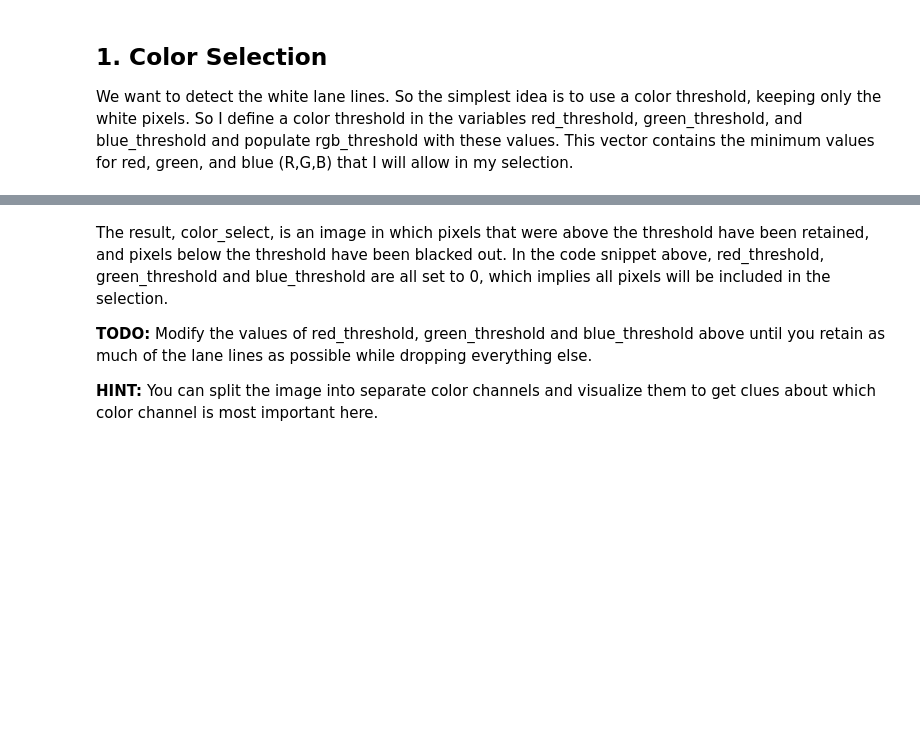
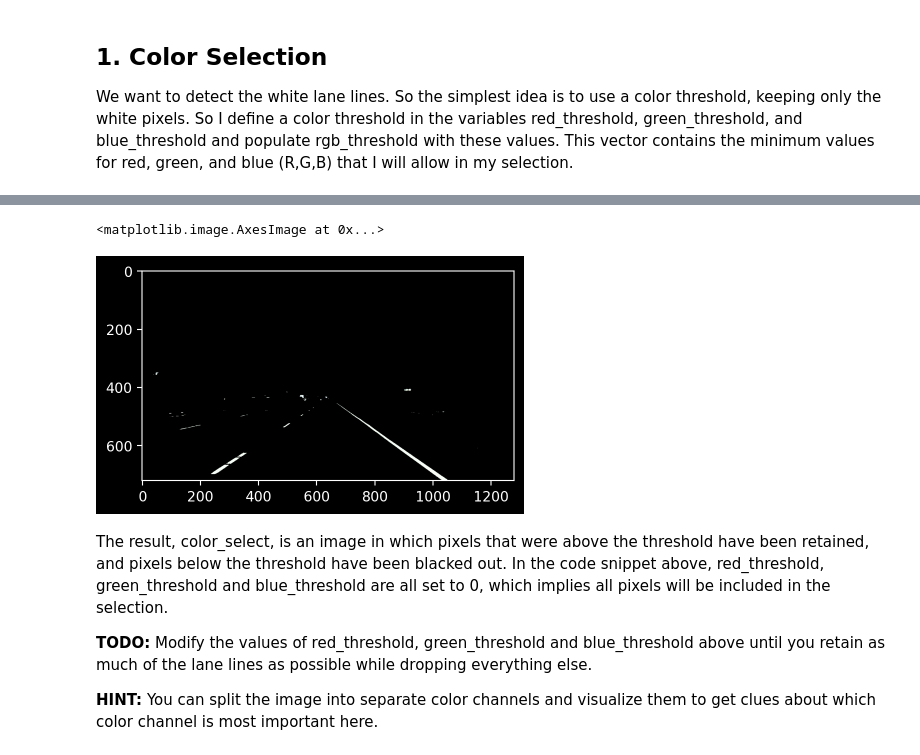
Before and after one commit to hai5rt/MMA-Mustererkennung, a Jupyter notebook: 3 Hough - Transformation/Exercise_Hough__starter.ipynb, the cells around one changed output, grey strips where cells are left out. Drawn from its saved outputs; the diff is of its cells as text; code cells hidden in the pictures; blank space fills up the shorter version.

```diff
--- a/3 Hough - Transformation/Exercise_Hough__starter.ipynb
+++ b/3 Hough - Transformation/Exercise_Hough__starter.ipynb
@@ -35,25 +59,28 @@ We want to detect the white lane lines. So the simplest idea is to use a color t
 # %%
 # Grab the x and y size and make a copy of the image
 ysize = image.shape[0]
 xsize = image.shape[1]
 color_select = np.copy(image)
 
 # Define color selection criteria
-red_threshold = 0
-green_threshold = 0
-blue_threshold = 0
+red_threshold = 225
+green_threshold = 225
+blue_threshold = 225
 
 rgb_threshold = [red_threshold, green_threshold, blue_threshold]
 
 # Do a boolean or with the "|" character to identify
 # pixels below the thresholds
 thresholds = (image[:,:,0] < rgb_threshold[0]) \
             | (image[:,:,1] < rgb_threshold[1]) \
             | (image[:,:,2] < rgb_threshold[2])
 color_select[thresholds] = [0,0,0]
 
 # Display the image
 plt.imshow(color_select)
+# %% [output]
+<matplotlib.image.AxesImage at 0x...>
+[figure, added]
 # %% [markdown]
 The result, color_select, is an image in which pixels that were above the threshold have been retained, and pixels below the threshold have been blacked out.
 In the code snippet above, red_threshold, green_threshold and blue_threshold are all set to 0, which implies all pixels will be included in the selection.
```
Also changed, not shown: parts of 3 cells of this notebook.
